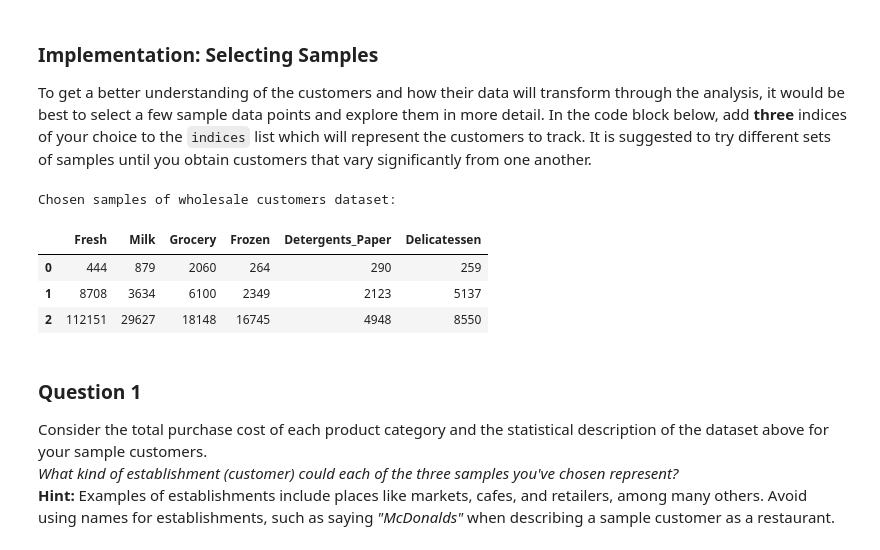
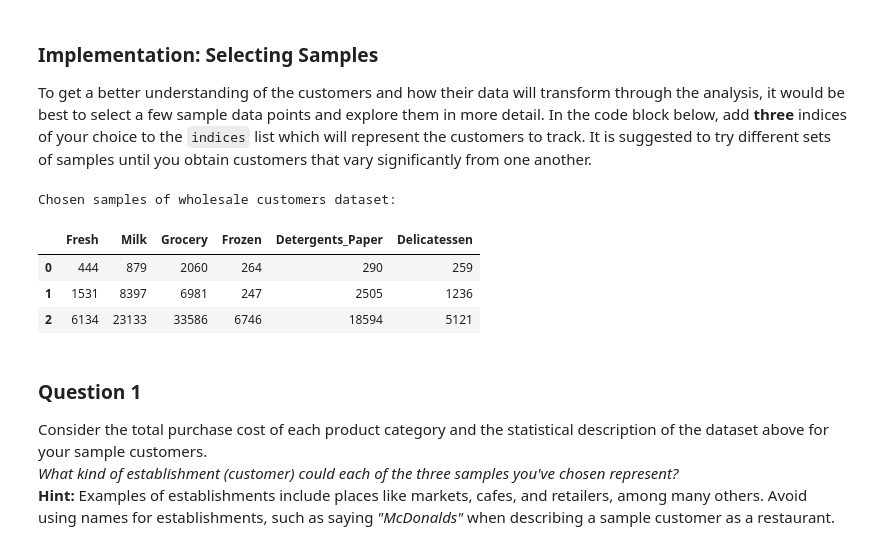
Before and after one commit to H2OLab/machine-learning, a Jupyter notebook: projects/customer_segments/customer_segments.ipynb, the cells around one changed output. Drawn from its saved outputs; the diff is of its cells as text; code cells hidden in the pictures.

```diff
--- a/projects/customer_segments/customer_segments.ipynb
+++ b/projects/customer_segments/customer_segments.ipynb
@@ -61,19 +61,19 @@ display(data.describe())
 To get a better understanding of the customers and how their data will transform through the analysis, it would be best to select a few sample data points and explore them in more detail. In the code block below, add **three** indices of your choice to the `indices` list which will represent the customers to track. It is suggested to try different sets of samples until you obtain customers that vary significantly from one another.
 # %%
 # TODO: Select three indices of your choice you wish to sample from the dataset
-indices = [299, 409, 181]
-#print data.loc[(data.Fresh<=1000) ]
+indices = [299, 108, 251]
 
+#print data.loc[(data.Detergents_Paper>=6000) & (data.Fresh<=9000) & (data.Grocery>11000) ]
 # Create a DataFrame of the chosen samples
 samples = pd.DataFrame(data.loc[indices], columns = data.keys()).reset_index(drop = True)
 print "Chosen samples of wholesale customers dataset:"
 display(samples)
 # %% [output]
 Chosen samples of wholesale customers dataset:
 |  | Fresh | Milk | Grocery | Frozen | Detergents_Paper | Delicatessen |
 | 0 | 444 | 879 | 2060 | 264 | 290 | 259 |
-| 1 | 8708 | 3634 | 6100 | 2349 | 2123 | 5137 |
-| 2 | 112151 | 29627 | 18148 | 16745 | 4948 | 8550 |
+| 1 | 1531 | 8397 | 6981 | 247 | 2505 | 1236 |
+| 2 | 6134 | 23133 | 33586 | 6746 | 18594 | 5121 |
 # %% [markdown]
 ### Question 1
 Consider the total purchase cost of each product category and the statistical description of the dataset above for your sample customers.
```
Also changed, not shown: parts of 19 cells of this notebook.
